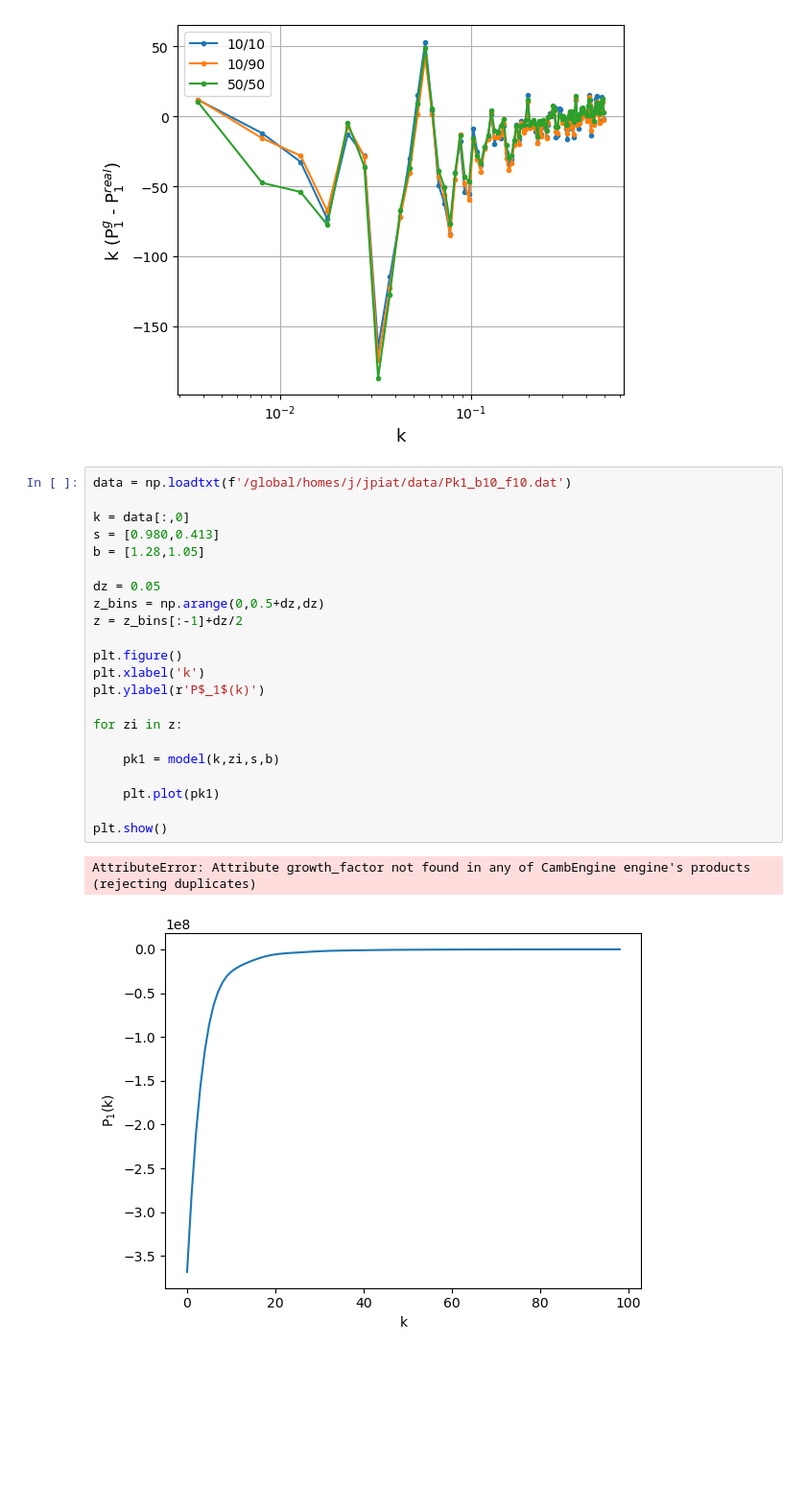
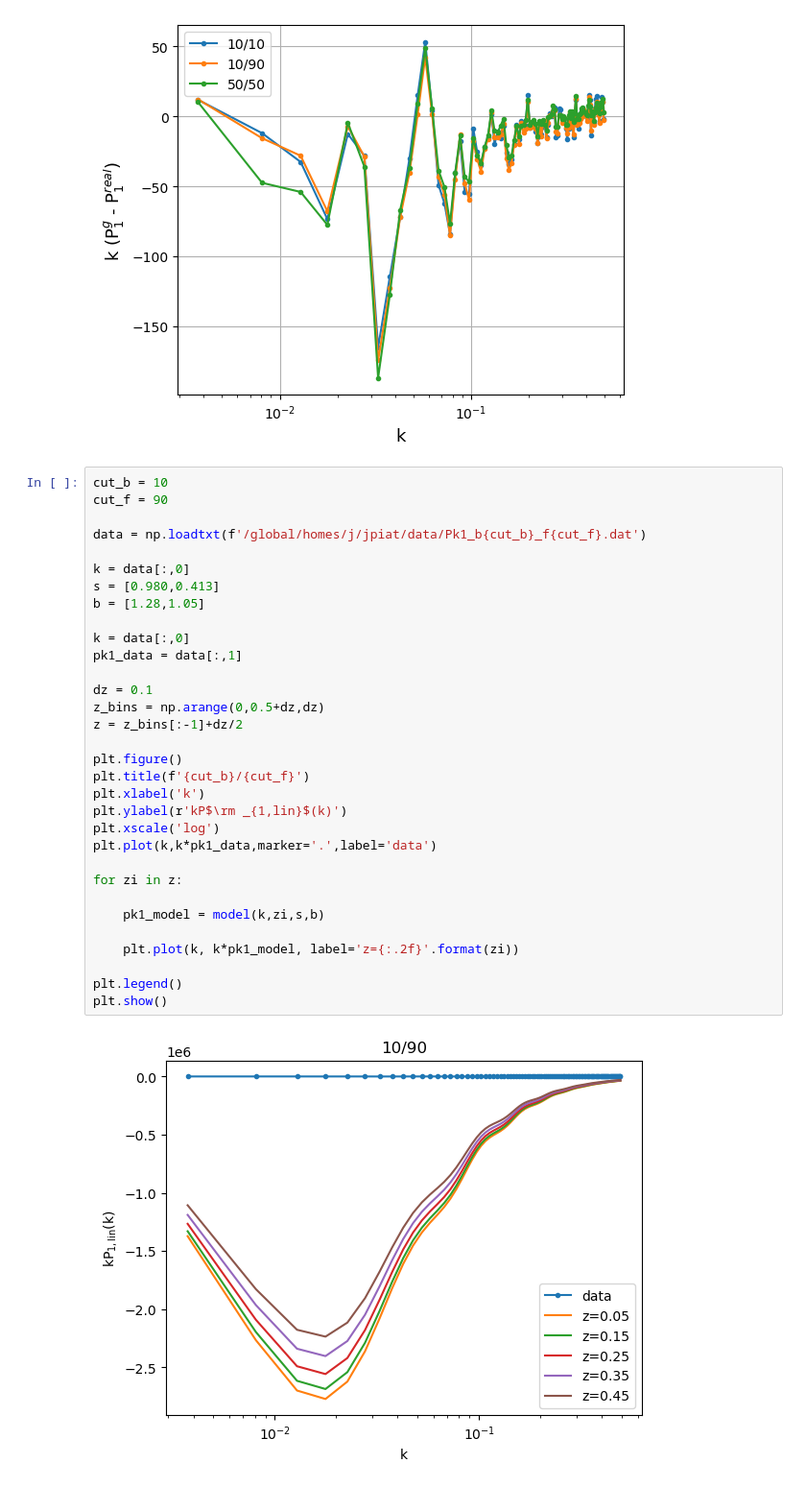
Before and after one commit to JadePiat/Relativistic_effects, a Jupyter notebook: power_spectrum.ipynb, the cells around one changed output. Shown at 96% size. Cells and saved outputs as stored; diff of their text form; blank space fills up the shorter version.

```diff
--- a/power_spectrum.ipynb
+++ b/power_spectrum.ipynb
@@ -28,27 +28,36 @@ for cut_b, cut_f in zip(cuts_b, cuts_f):
 # %% [output]
 [figure]
 # %%
-data = np.loadtxt(f'/global/homes/j/jpiat/data/Pk1_b10_f10.dat')
+cut_b = 10
+cut_f = 90
+
+data = np.loadtxt(f'/global/homes/j/jpiat/data/Pk1_b{cut_b}_f{cut_f}.dat')
 
 k = data[:,0]
 s = [0.980,0.413]
 b = [1.28,1.05]
 
-dz = 0.05
+k = data[:,0]
+pk1_data = data[:,1]
+
+dz = 0.1
 z_bins = np.arange(0,0.5+dz,dz)
 z = z_bins[:-1]+dz/2
 
 plt.figure()
+plt.title(f'{cut_b}/{cut_f}')
 plt.xlabel('k')
-plt.ylabel(r'P$_1$(k)')
+plt.ylabel(r'kP$\rm _{1,lin}$(k)')
+plt.xscale('log')
+plt.plot(k,k*pk1_data,marker='.',label='data')
 
 for zi in z:
 
-    pk1 = model(k,zi,s,b)
+    pk1_model = model(k,zi,s,b)
 
-    plt.plot(pk1)
+    plt.plot(k, k*pk1_model, label='z={:.2f}'.format(zi))
 
+plt.legend()
 plt.show()
 # %% [output]
-AttributeError: Attribute growth_factor not found in any of CambEngine engine's products (rejecting duplicates)
-[figure, old version]
+[figure, new version]
```
Also changed, not shown: 1 other file.
